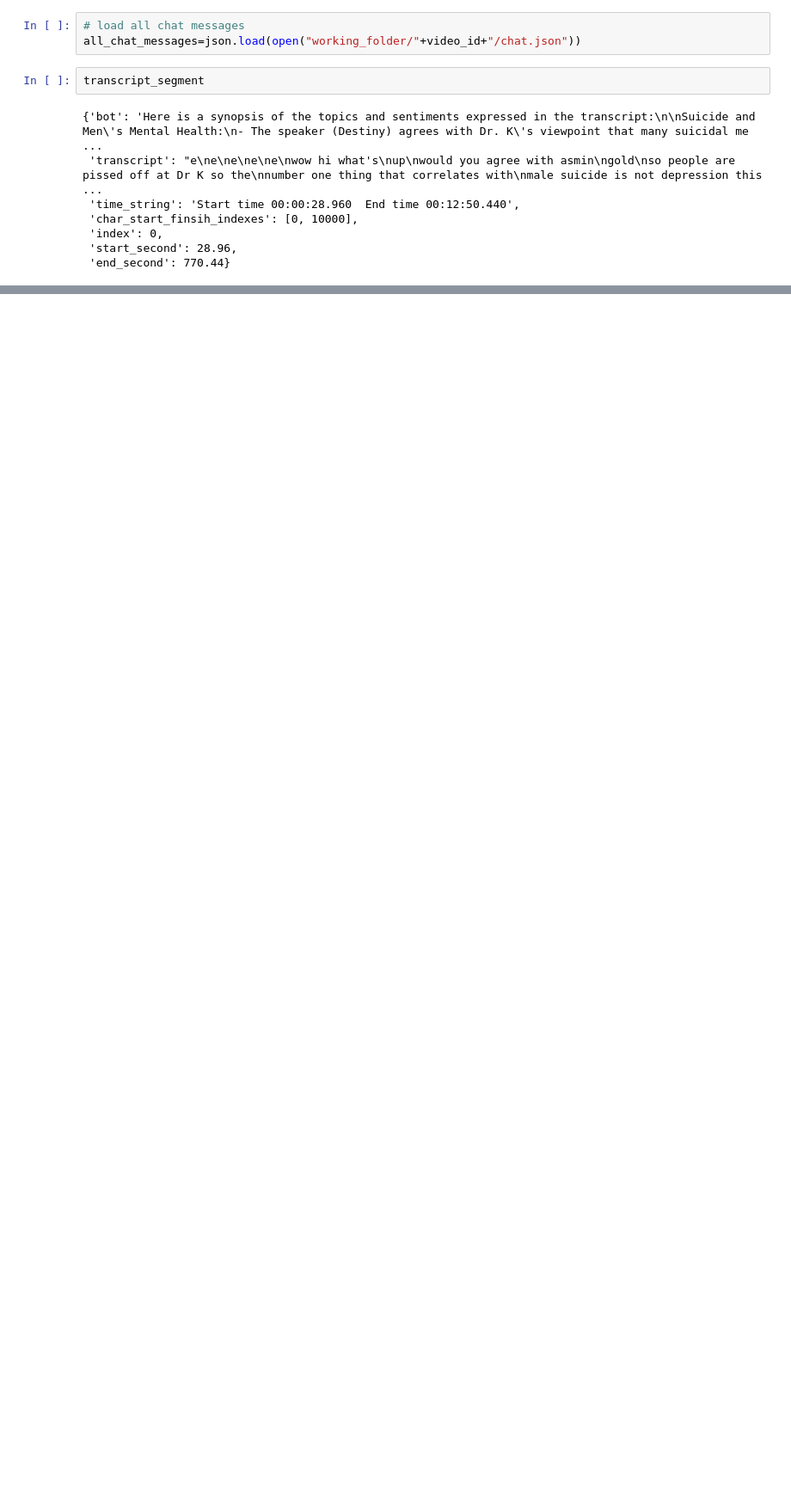
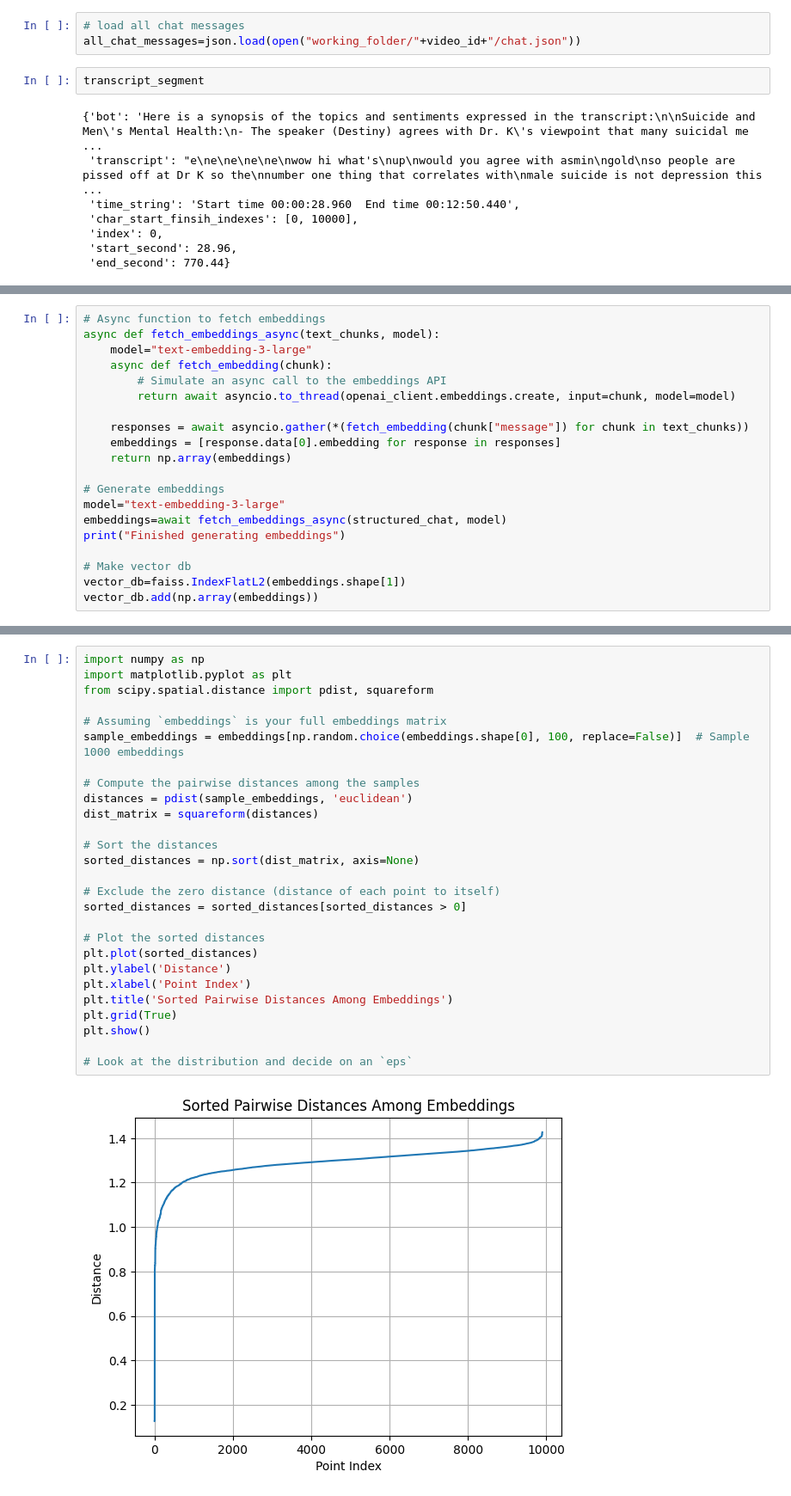
Before and after one commit to ehlowe/DestinyAIBot, a Jupyter notebook: main.ipynb, the cells around one changed output, grey strips where cells are left out. Shown: that part at 86% size. Cells and saved outputs as stored; diff of their text form; blank space fills up the shorter version.

Commit message:
Testing out clusting chat message embeddings

```diff
--- a/main.ipynb
+++ b/main.ipynb
@@ -324,0 +419,20 @@ Suicide and Men's Mental Health:
+# %%
+# Async function to fetch embeddings
+async def fetch_embeddings_async(text_chunks, model):
+    model="text-embedding-3-large"
+    async def fetch_embedding(chunk):
+        # Simulate an async call to the embeddings API
+        return await asyncio.to_thread(openai_client.embeddings.create, input=chunk, model=model)
+
+    responses = await asyncio.gather(*(fetch_embedding(chunk["message"]) for chunk in text_chunks))
+    embeddings = [response.data[0].embedding for response in responses]
+    return np.array(embeddings)
+
+# Generate embeddings
+model="text-embedding-3-large"
+embeddings=await fetch_embeddings_async(structured_chat, model)
+print("Finished generating embeddings")
+
+# Make vector db
+vector_db=faiss.IndexFlatL2(embeddings.shape[1])
+vector_db.add(np.array(embeddings))
@@ -324,0 +628,29 @@ Suicide and Men's Mental Health:
+# %%
+import numpy as np
+import matplotlib.pyplot as plt
+from scipy.spatial.distance import pdist, squareform
+
+# Assuming `embeddings` is your full embeddings matrix
+sample_embeddings = embeddings[np.random.choice(embeddings.shape[0], 100, replace=False)]  # Sample 1000 embeddings
+
+# Compute the pairwise distances among the samples
+distances = pdist(sample_embeddings, 'euclidean')
+dist_matrix = squareform(distances)
+
+# Sort the distances
+sorted_distances = np.sort(dist_matrix, axis=None)
+
+# Exclude the zero distance (distance of each point to itself)
+sorted_distances = sorted_distances[sorted_distances > 0]
+
+# Plot the sorted distances
+plt.plot(sorted_distances)
+plt.ylabel('Distance')
+plt.xlabel('Point Index')
+plt.title('Sorted Pairwise Distances Among Embeddings')
+plt.grid(True)
+plt.show()
+
+# Look at the distribution and decide on an `eps`
+# %% [output]
+[figure, added]
```
Also changed, not shown: parts of 31 cells of this notebook.
